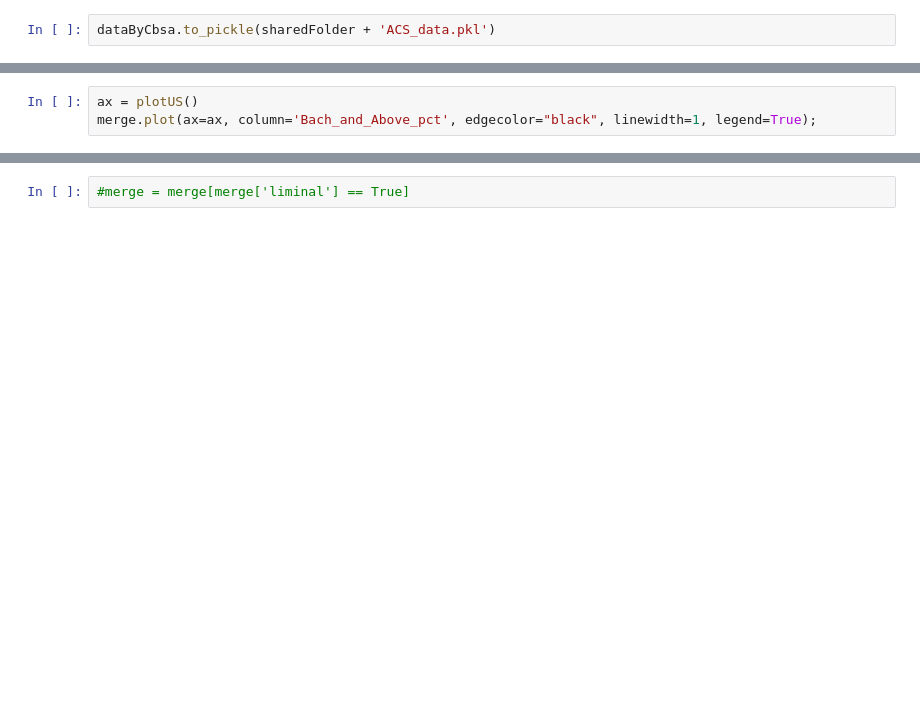
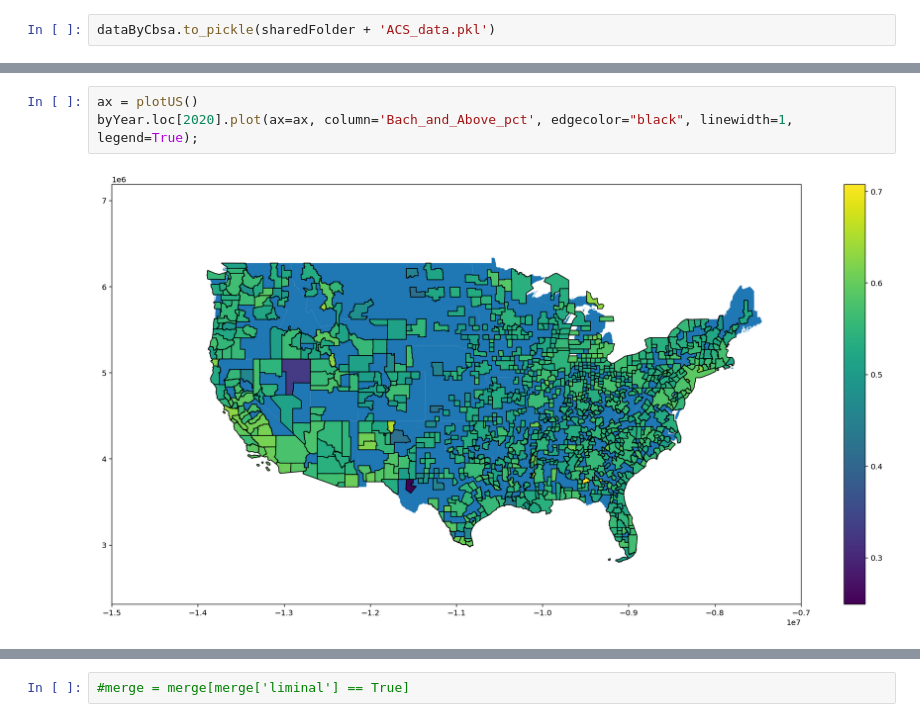
Before and after one commit to ElliottGAbel/Liminal_Cities, a Jupyter notebook: ACS_access.ipynb, the cells around one changed output, grey strips where cells are left out. Cells and saved outputs as stored; diff of their text form; blank space fills up the shorter version.

```diff
--- a/ACS_access.ipynb
+++ b/ACS_access.ipynb
@@ -277,5 +324,7 @@ merge.plot(ax=ax, column='Less_High_pct', edgecolor="black", linewidth=1, legend
 # %%
 ax = plotUS()
-merge.plot(ax=ax, column='Bach_and_Above_pct', edgecolor="black", linewidth=1, legend=True);
+byYear.loc[2020].plot(ax=ax, column='Bach_and_Above_pct', edgecolor="black", linewidth=1, legend=True);
+# %% [output]
+[figure, added]
 # %%
 ax = plotUS()
```
Also changed, not shown: parts of 43 cells of this notebook.
